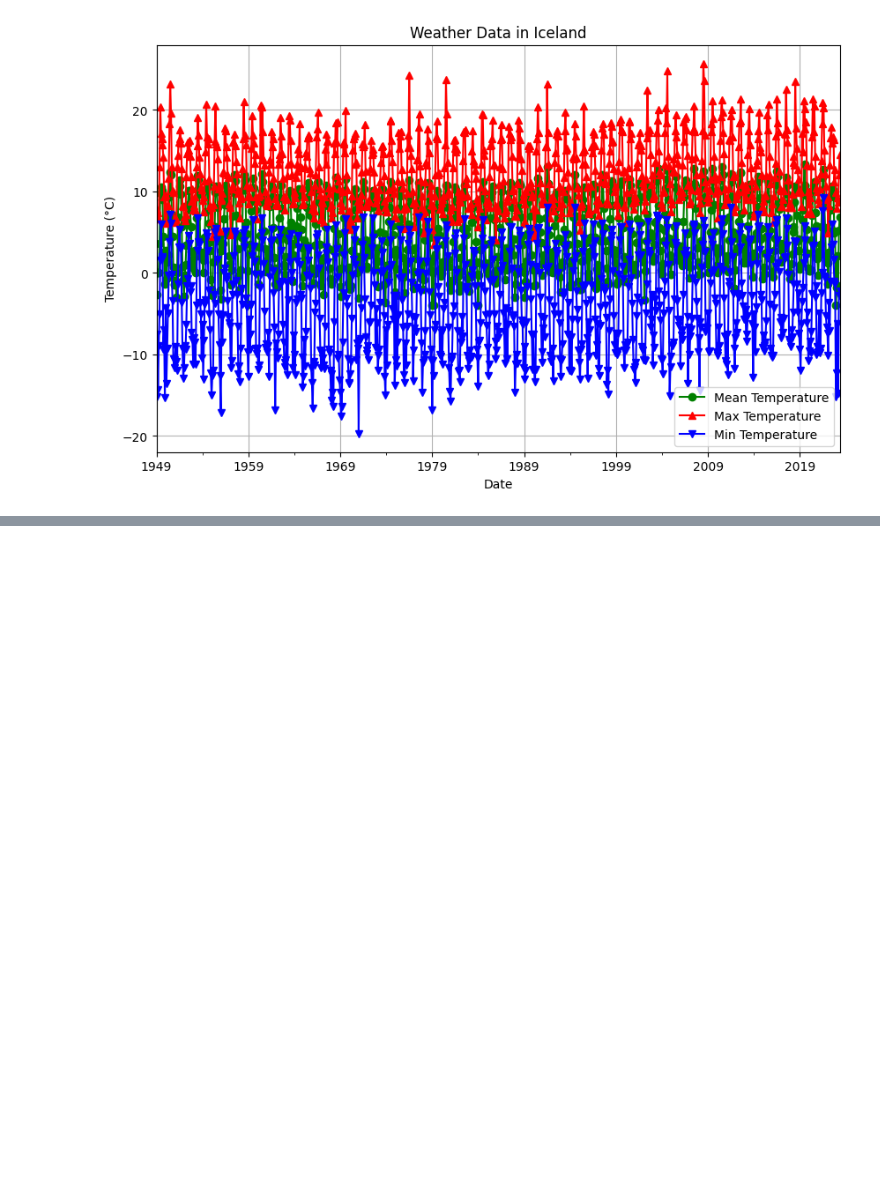
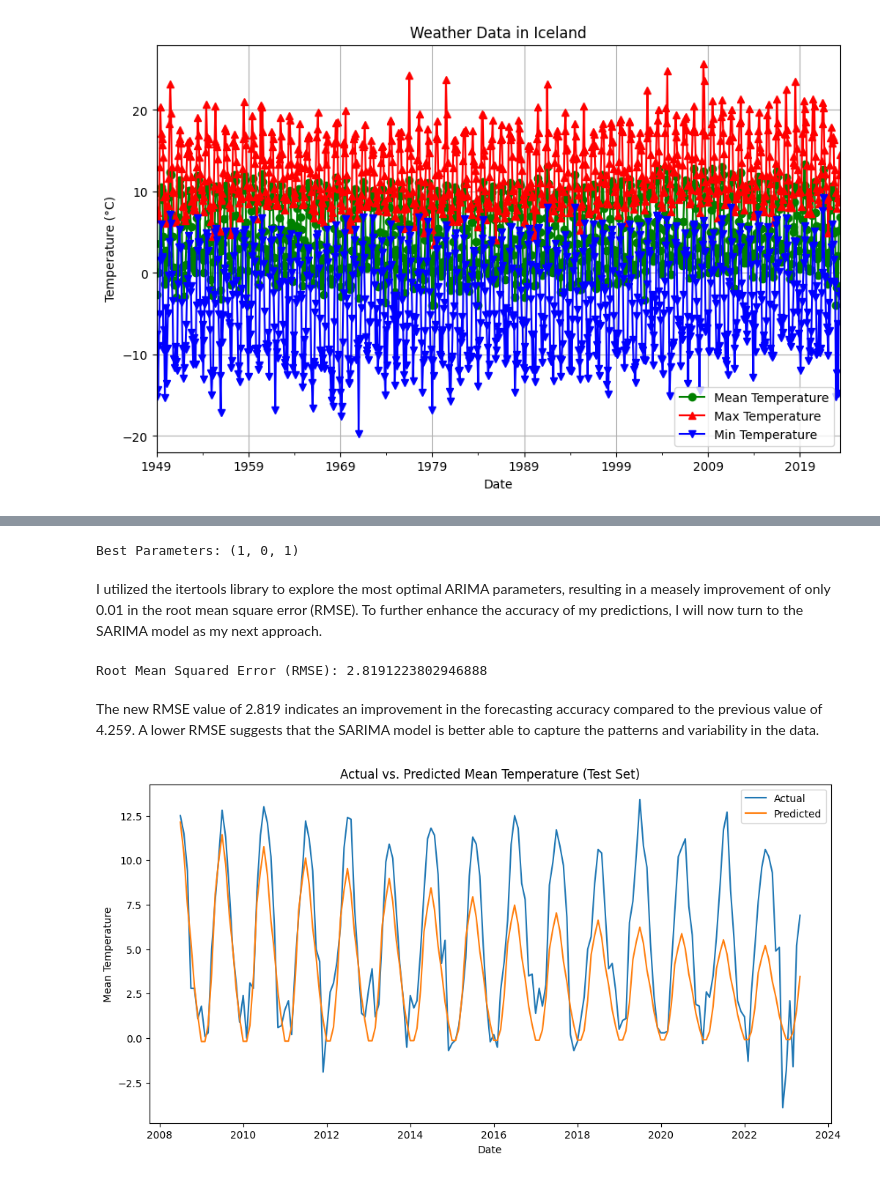
Before and after one commit to falurg/Portfolio, a Jupyter notebook: Iceland Weather Data/weather_data.ipynb, the cells around one changed output, grey strips where cells are left out. Cells and saved outputs as stored; diff of their text form; code cells hidden in the pictures; blank space fills up the shorter version.

```diff
--- a/Iceland Weather Data/weather_data.ipynb
+++ b/Iceland Weather Data/weather_data.ipynb
@@ -113,0 +173,64 @@ df.to_csv('weather_data.csv')
+# %%
+# Grid search for finding optimal ARIMA parameters
+import itertools
+
+p = d = q = range(0, 2)
+pdq = list(itertools.product(p, d, q))
+best_rmse = float('inf')
+best_params = None
+
+for params in pdq:
+    try:
+        model = ARIMA(train_data['mean_temp'], order=params)
+        model_fit = model.fit()
+        predictions = model_fit.predict(start=len(train_data), end=len(df)-1)
+        mse = np.mean((predictions - test_data['mean_temp']) ** 2)
+        rmse = np.sqrt(mse)
+
+        if rmse < best_rmse:
+            best_rmse = rmse
+            best_params = params
+    except:
+        continue
+
+print("Best Parameters:", best_params)
+# %% [output]
+Best Parameters: (1, 0, 1)
+# %% [markdown]
+I utilized the itertools library to explore the most optimal ARIMA parameters, resulting in a measely improvement of only 0.01 in the root mean square error (RMSE). To further enhance the accuracy of my predictions, I will now turn to the SARIMA model as my next approach.
+# %%
+from statsmodels.tsa.statespace.sarimax import SARIMAX
+
+# Define the SARIMA model
+order = (1, 0, 0)  # Non-seasonal order (p, d, q)
+seasonal_order = (1, 0, 0, 12)  # Seasonal order (P, D, Q, m)
+
+model = SARIMAX(train_data['mean_temp'], order=order, seasonal_order=seasonal_order)
+
+# Fit the model
+model_fit = model.fit()
+
+# Generate predictions
+predictions = model_fit.predict(start=len(train_data), end=len(df)-1)
+
+# Evaluate the model
+mse = np.mean((predictions - test_data['mean_temp']) ** 2)
+rmse = np.sqrt(mse)
+print("Root Mean Squared Error (RMSE):", rmse)
+# %% [output]
+Root Mean Squared Error (RMSE): 2.8191223802946888
+# %% [markdown]
+The new RMSE value of 2.819 indicates an improvement in the forecasting accuracy compared to the previous value of 4.259. A lower RMSE suggests that the SARIMA model is better able to capture the patterns and variability in the data.
+# %%
+df['predictions'] = predictions
+
+plt.figure(figsize=(12, 6))
+plt.plot(df.index[train_size:], df['mean_temp'][train_size:], label='Actual')
+plt.plot(df.index[train_size:], df['predictions'][train_size:], label='Predicted')
+plt.xlabel('Date')
+plt.ylabel('Mean Temperature')
+plt.title('Actual vs. Predicted Mean Temperature (Test Set)')
+plt.legend()
+plt.show()
+# %% [output]
+[figure, added]
```
Also changed, not shown: parts of 29 cells of this notebook.
